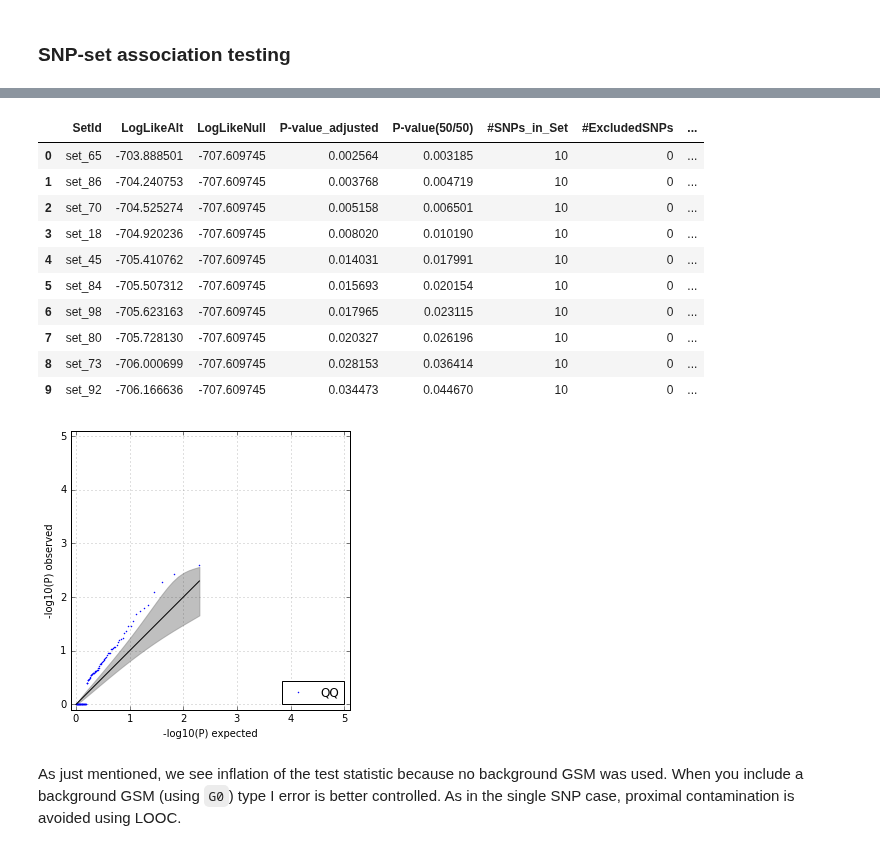
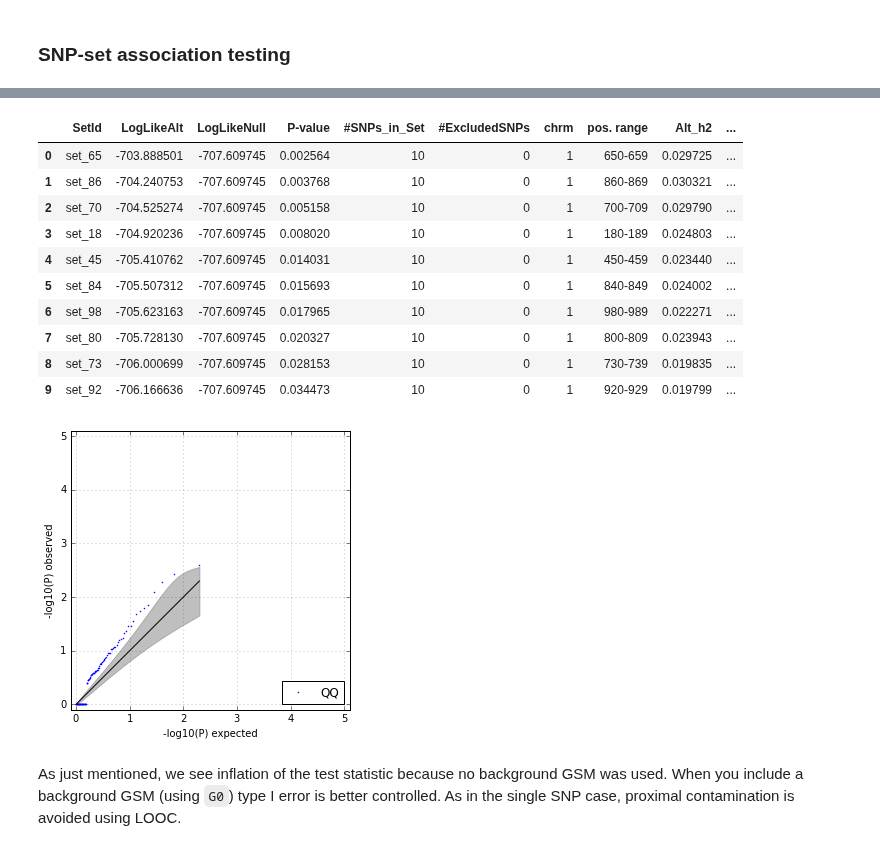
Before and after one commit to limix/FaST-LMM, a Jupyter notebook: doc/ipynb/FaST-LMM.ipynb, the cells around one changed output, grey strips where cells are left out. Cells and saved outputs as stored; diff of their text form; code cells hidden in the pictures.

```diff
--- a/doc/ipynb/FaST-LMM.ipynb
+++ b/doc/ipynb/FaST-LMM.ipynb
@@ -274,41 +276,41 @@ SNP-set association testing is performed similarly to single-SNP testing.  The o
 # %%
 # this will take a few minutes to run
 
 # import the algorithm and reader
 from fastlmm.association import snp_set
 from pysnptools.snpreader import Bed
 import datetime
 
 # define file names
 test_snps_fn = "../../tests/datasets/synth/chr1"
 pheno_fn = "../../tests/datasets/synth/pheno_10_causals.txt"
 cov_fn = "../../tests/datasets/synth/cov.txt"
 set_list_fn = "../../tests/datasets/synth/chr1.sets.txt"
 G0_fn = None
 
 # run SNP-set analysis
 results_df = snp_set(test_snps=test_snps_fn, G0=G0_fn, set_list=set_list_fn, pheno=pheno_fn, covar=cov_fn, test="lrt")
 
 # qq plot
 from fastlmm.util.stats import plotp
-plotp.qqplot(results_df["P-value_adjusted"].values, xlim=[0,5], ylim=[0,5], addlambda=False, legend="QQ")
+plotp.qqplot(results_df["P-value"].values, xlim=[0,5], ylim=[0,5], addlambda=False, legend="QQ")
 
 # print head of results data frame
 import pandas as pd
 pd.set_option('display.width', 1000)
 results_df.head(n=10)
 # %% [output]
-|  | SetId | LogLikeAlt | LogLikeNull | P-value_adjusted | P-value(50/50) | #SNPs_in_Set | #ExcludedSNPs | ... |
-| 0 | set_65 | -703.888501 | -707.609745 | 0.002564 | 0.003185 | 10 | 0 | ... |
-| 1 | set_86 | -704.240753 | -707.609745 | 0.003768 | 0.004719 | 10 | 0 | ... |
-| 2 | set_70 | -704.525274 | -707.609745 | 0.005158 | 0.006501 | 10 | 0 | ... |
-| 3 | set_18 | -704.920236 | -707.609745 | 0.008020 | 0.010190 | 10 | 0 | ... |
-| 4 | set_45 | -705.410762 | -707.609745 | 0.014031 | 0.017991 | 10 | 0 | ... |
-| 5 | set_84 | -705.507312 | -707.609745 | 0.015693 | 0.020154 | 10 | 0 | ... |
-| 6 | set_98 | -705.623163 | -707.609745 | 0.017965 | 0.023115 | 10 | 0 | ... |
-| 7 | set_80 | -705.728130 | -707.609745 | 0.020327 | 0.026196 | 10 | 0 | ... |
-| 8 | set_73 | -706.000699 | -707.609745 | 0.028153 | 0.036414 | 10 | 0 | ... |
-| 9 | set_92 | -706.166636 | -707.609745 | 0.034473 | 0.044670 | 10 | 0 | ... |
+|  | SetId | LogLikeAlt | LogLikeNull | P-value | #SNPs_in_Set | #ExcludedSNPs | chrm | pos. range | Alt_h2 | ... |
+| 0 | set_65 | -703.888501 | -707.609745 | 0.002564 | 10 | 0 | 1 | 650-659 | 0.029725 | ... |
+| 1 | set_86 | -704.240753 | -707.609745 | 0.003768 | 10 | 0 | 1 | 860-869 | 0.030321 | ... |
+| 2 | set_70 | -704.525274 | -707.609745 | 0.005158 | 10 | 0 | 1 | 700-709 | 0.029790 | ... |
+| 3 | set_18 | -704.920236 | -707.609745 | 0.008020 | 10 | 0 | 1 | 180-189 | 0.024803 | ... |
+| 4 | set_45 | -705.410762 | -707.609745 | 0.014031 | 10 | 0 | 1 | 450-459 | 0.023440 | ... |
+| 5 | set_84 | -705.507312 | -707.609745 | 0.015693 | 10 | 0 | 1 | 840-849 | 0.024002 | ... |
+| 6 | set_98 | -705.623163 | -707.609745 | 0.017965 | 10 | 0 | 1 | 980-989 | 0.022271 | ... |
+| 7 | set_80 | -705.728130 | -707.609745 | 0.020327 | 10 | 0 | 1 | 800-809 | 0.023943 | ... |
+| 8 | set_73 | -706.000699 | -707.609745 | 0.028153 | 10 | 0 | 1 | 730-739 | 0.019835 | ... |
+| 9 | set_92 | -706.166636 | -707.609745 | 0.034473 | 10 | 0 | 1 | 920-929 | 0.019799 | ... |
 [figure]
 # %% [markdown]
 As just mentioned, we see inflation of the test statistic because no background GSM was used. When you include a background GSM (using `G0`) type I error is better controlled. As in the single SNP case, proximal contamination is avoided using LOOC.
```
Also changed, not shown: parts of 9 cells of this notebook, 23 other files.
